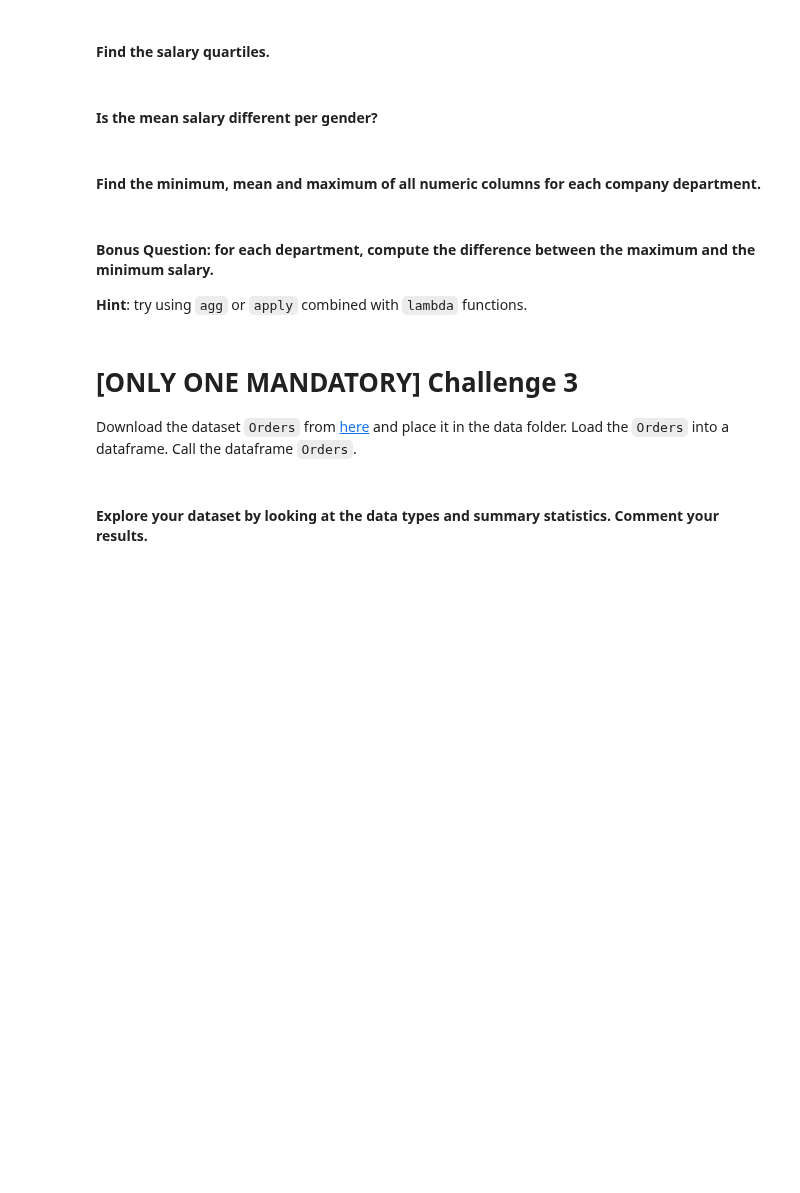
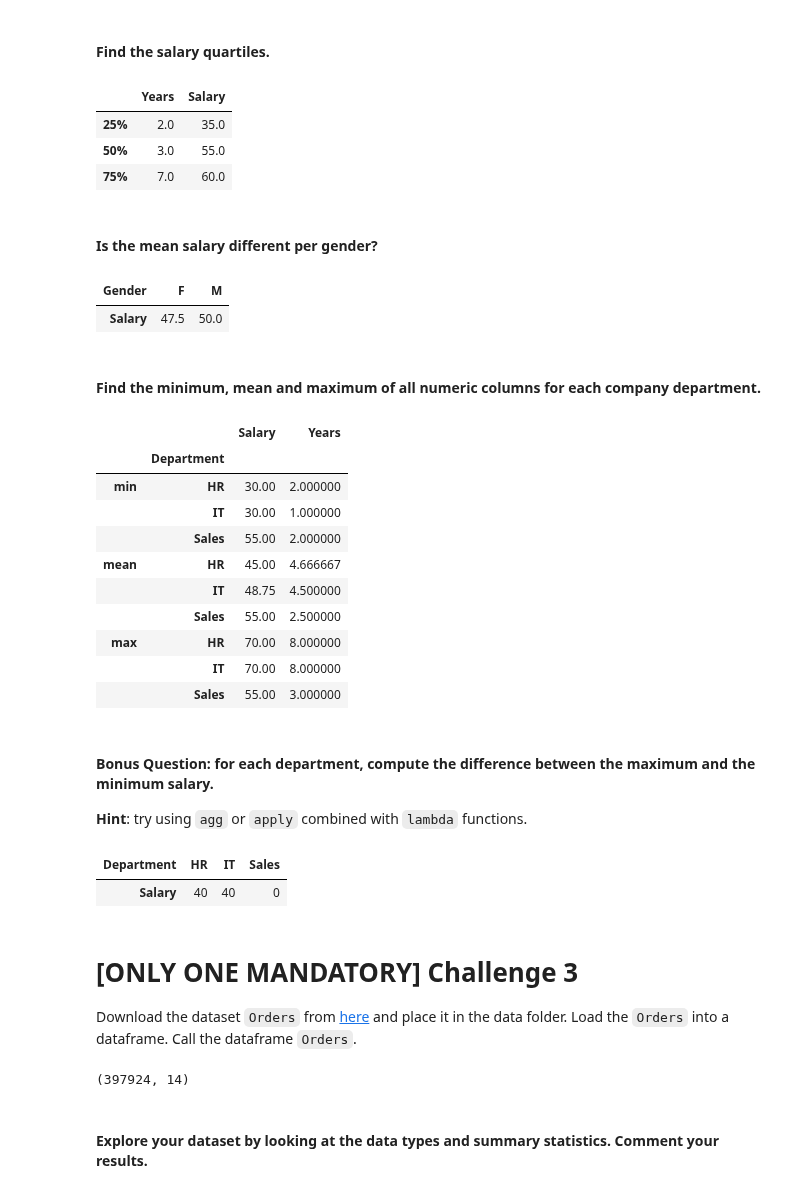
Before and after one commit to paoloironhack/data_analytics062020, a Jupyter notebook: labs/module_2/26-Subsetting-Descriptive-Stats/your-code/main.ipynb, the cells around one changed output. Saved outputs shown, nothing was run; the diff lists cells and outputs as text; code cells hidden in the pictures; blank space fills up the shorter version.

```diff
--- a/labs/module_2/26-Subsetting-Descriptive-Stats/your-code/main.ipynb
+++ b/labs/module_2/26-Subsetting-Descriptive-Stats/your-code/main.ipynb
@@ -127,5 +291,11 @@ your comments here
 ####  Find the salary quartiles.
 # %%
 # your code here
+employees.describe().iloc[4:7]
+# %% [output]
+|  | Years | Salary |
+| 25% | 2.0 | 35.0 |
+| 50% | 3.0 | 55.0 |
+| 75% | 7.0 | 60.0 |
 # %% [markdown]
 #### Is the mean salary different per gender?
@@ -134,2 +302,12 @@ your comments here
+# %%
+# your code here
+'''
+Yes, it does according to below table.
+'''
+
+pd.pivot_table(employees,values="Salary",columns="Gender")
+# %% [output]
+| Gender | F | M |
+| Salary | 47.5 | 50.0 |
 # %% [markdown]
 #### Find the minimum, mean and maximum of all numeric columns for each company department.
@@ -138,3 +314,20 @@ your comments here
+# %%
+numeric_values = list(employees._get_numeric_data().columns)
+
+pd.pivot_table(employees,values=numeric_values,
+               columns="Department",aggfunc=["min","mean","max"]).T
+# %% [output]
+|  |  | Salary | Years |
+|  | Department |  |  |
+| min | HR | 30.00 | 2.000000 |
+|  | IT | 30.00 | 1.000000 |
+|  | Sales | 55.00 | 2.000000 |
+| mean | HR | 45.00 | 4.666667 |
+|  | IT | 48.75 | 4.500000 |
+|  | Sales | 55.00 | 2.500000 |
+| max | HR | 70.00 | 8.000000 |
+|  | IT | 70.00 | 8.000000 |
+|  | Sales | 55.00 | 3.000000 |
 # %% [markdown]
 #### Bonus Question:  for each department, compute the difference between the maximum and the minimum salary.
 **Hint**: try using `agg` or `apply` combined with `lambda` functions.
@@ -143,9 +334,21 @@ your comments here
+# %%
+# your code here
+max_sal=pd.pivot_table(employees,values="Salary",columns="Department",aggfunc={"Salary":"max"})
+min_sal=pd.pivot_table(employees,values="Salary",columns="Department",aggfunc={"Salary":"min"})
+max_sal.sub(min_sal)
+# %% [output]
+| Department | HR | IT | Sales |
+| Salary | 40 | 40 | 0 |
 # %% [markdown]
 # [ONLY ONE MANDATORY] Challenge 3
 Download the dataset `Orders` from [here](https://drive.google.com/file/d/1aG8-IFQXyAYGYBpVSRsiMG-XR0iDRVXN/view?usp=sharing) and place it in the data folder.
 Load the `Orders` into a dataframe. Call the dataframe `Orders`.
 # %%
 # your code here
+orders = pd.read_csv("Orders.csv")
+orders.shape
+# %% [output]
+(397924, 14)
 # %% [markdown]
 #### Explore your dataset by looking at the data types and summary statistics. Comment your results.
 # %%
```
Also changed, not shown: parts of 36 cells of this notebook.
